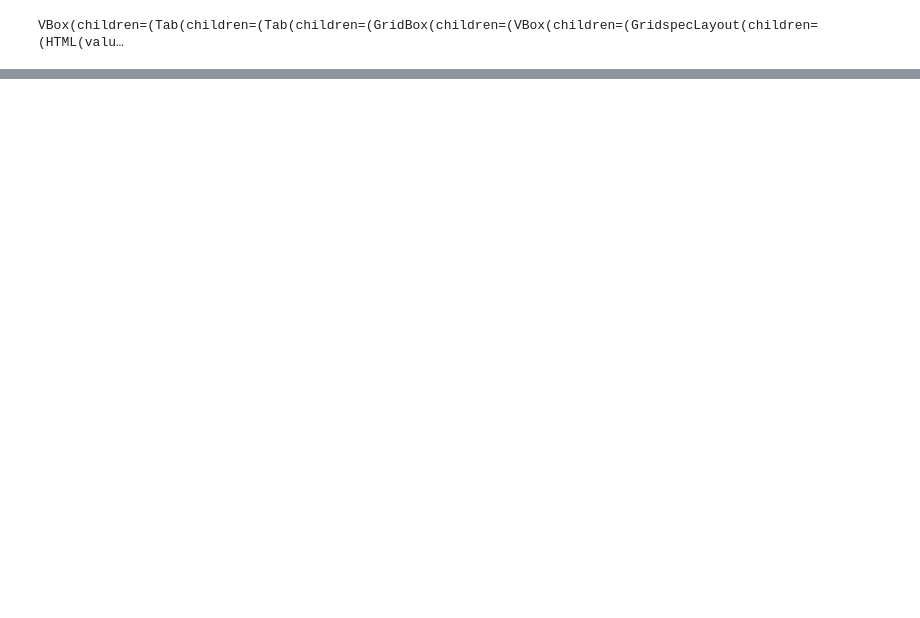
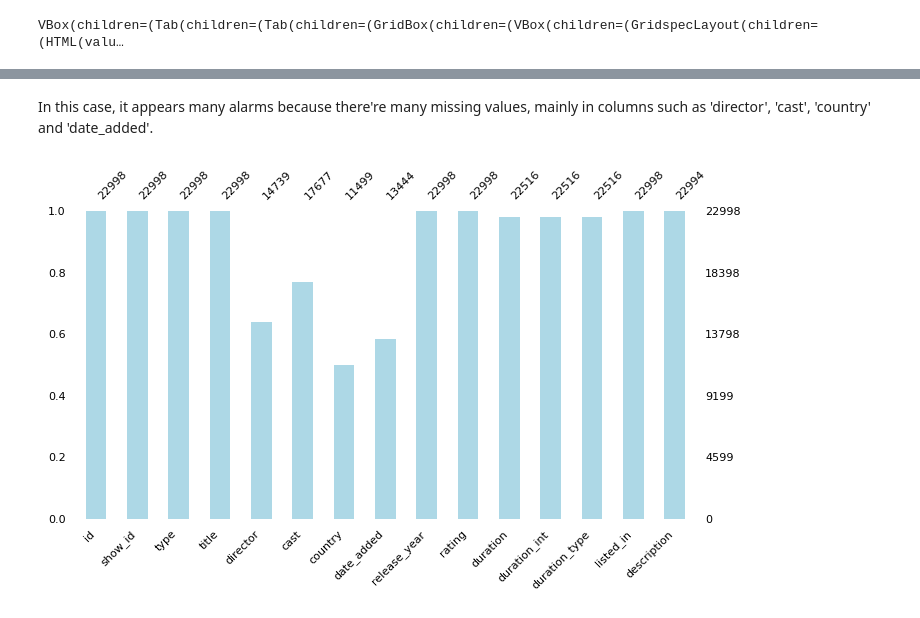
Before and after one commit to jpradas1/A_Model_Recommendation, a Jupyter notebook: notebooks/EDA.ipynb, the cells around one changed output, grey strips where cells are left out. Cells and saved outputs as stored; diff of their text form; code cells hidden in the pictures; blank space fills up the shorter version.

```diff
--- a/notebooks/EDA.ipynb
+++ b/notebooks/EDA.ipynb
@@ -47,3 +87,10 @@ VBox(children=(Tab(children=(Tab(children=(GridBox(children=(VBox(children=(Grid
 profile_movies.to_notebook_iframe()
 # %% [output]
 [interactive output not drawn]
+# %% [markdown]
+In this case, it appears many alarms because there're many missing values, mainly in columns such as 'director', 'cast', 'country' and 'date_added'.
+# %%
+msno.bar(df_movies, color='lightblue', figsize=(8,4), fontsize=8)
+plt.show()
+# %% [output]
+[figure, added]
```
Also changed, not shown: parts of 9 cells of this notebook, 2 other files.
